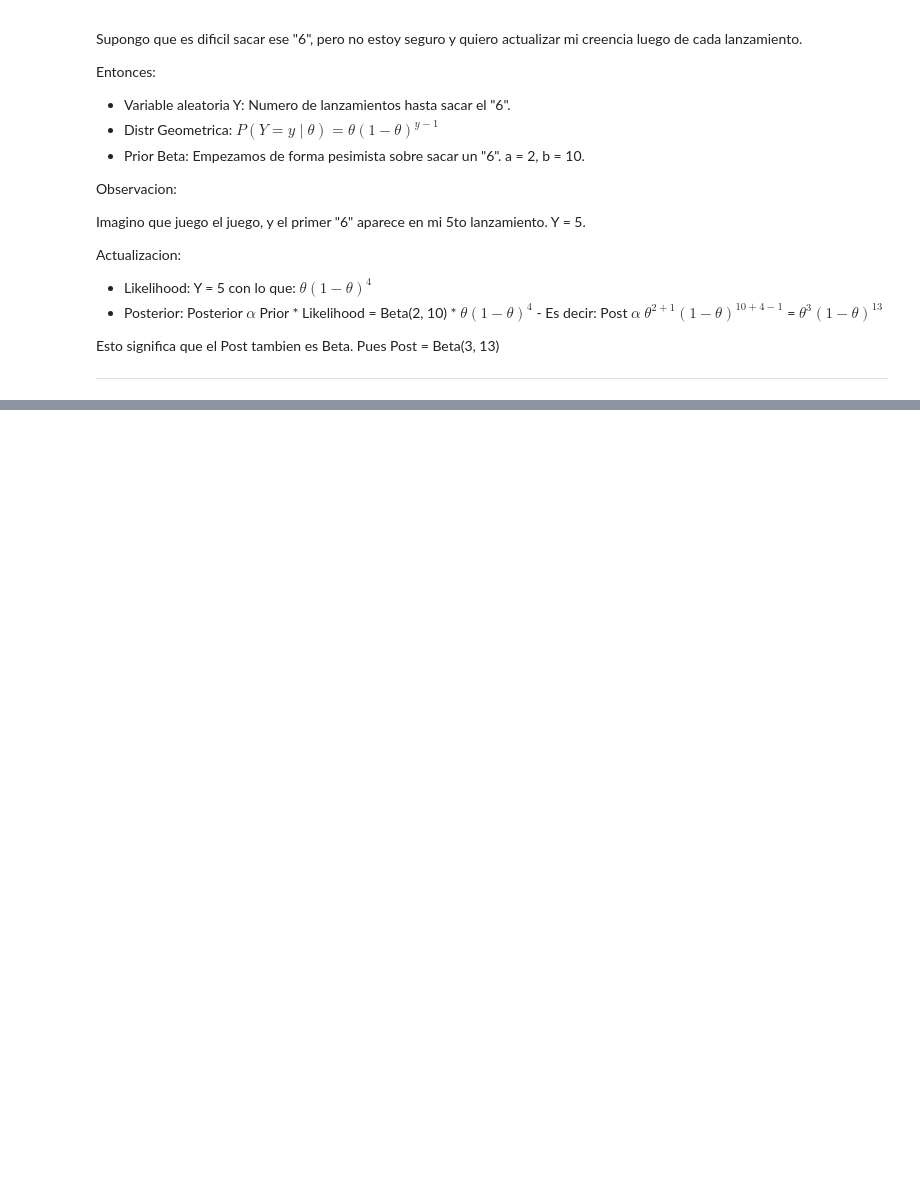
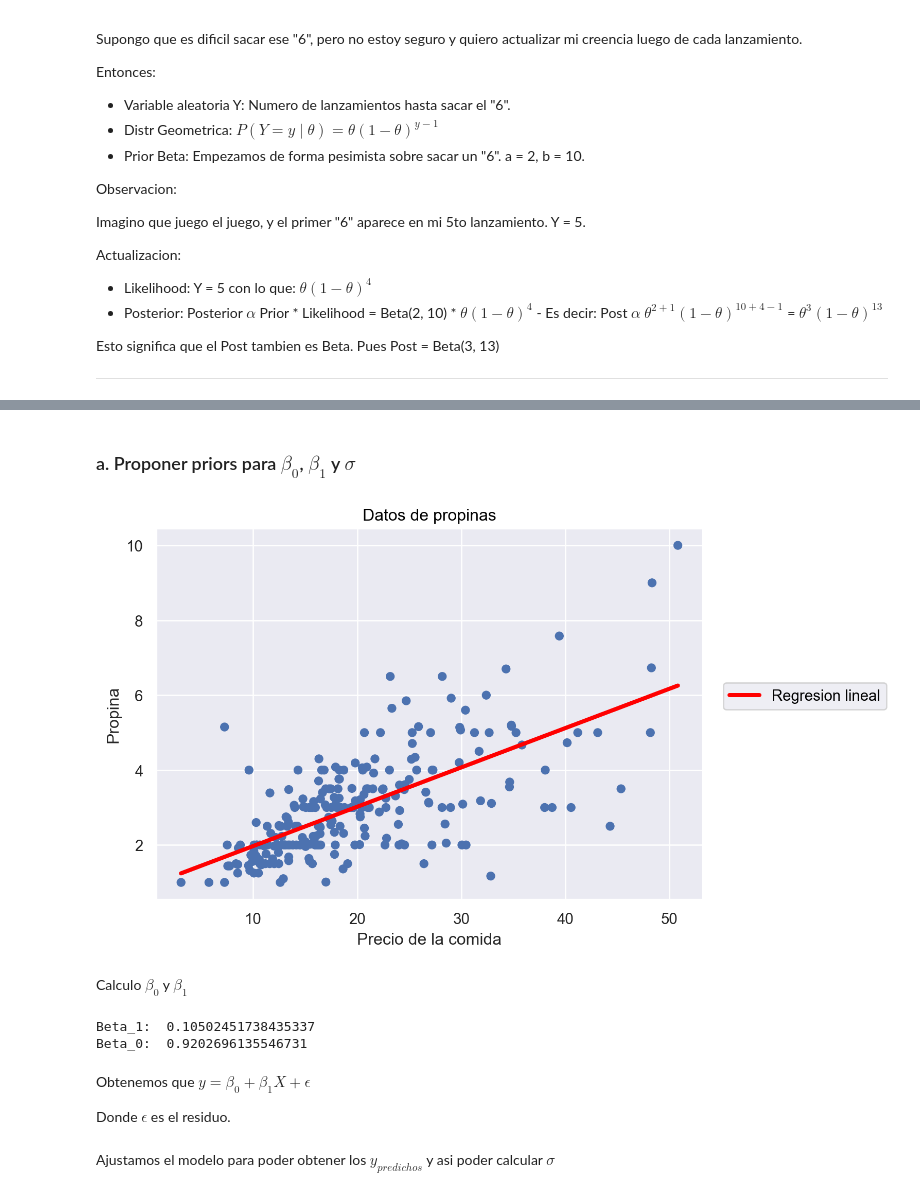
Before and after one commit to matias258/Estimacion_Bayesiana, a Jupyter notebook: Entregas/2/entrega2.ipynb, the cells around one changed output, grey strips where cells are left out. Cells and saved outputs as stored; diff of their text form; code cells hidden in the pictures; blank space fills up the shorter version.

```diff
--- a/Entregas/2/entrega2.ipynb
+++ b/Entregas/2/entrega2.ipynb
@@ -52,0 +78,49 @@ Esto significa que el Post tambien es Beta. Pues Post = Beta(3, 13)
+# %% [markdown]
+### a. Proponer priors para $\beta_0$, $\beta_1$ y $\sigma $
+# %%
+(
+    so.Plot(data=datos, x='total_bill', y='tip')
+    .add(so.Dot())
+    .add(so.Line(color='red', linewidth=3), so.PolyFit(1), label='Regresion lineal')
+    .label(title='Datos de propinas', x='Precio de la comida', y='Propina')
+)
+# %% [output]
+[figure, added]
+# %% [markdown]
+Calculo $\beta_0$ y $\beta_1$
+# %%
+X = datos[["total_bill"]]
+y = datos[['tip']]
+
+modelo = linear_model.LinearRegression()
+modelo.fit(X, y)
+beta_1 = modelo.coef_
+beta_0 = modelo.intercept_
+
+
+beta_1 = modelo.coef_.item()
+beta_0 = modelo.intercept_.item()
+print('Beta_1: ', beta_1)
+print('Beta_0: ', beta_0)
+
+import scipy.stats as stats
+
+# Parámetros de la distribución Inversa-Gamma
+alpha = 2
+beta = 2
+
+# Generar una muestra de la distribución prior para sigma
+#prior_sigma = stats.invgamma.rvs(alpha, scale=beta, size=1000)
+
+# Imprimir algunos valores de la muestra prior para sigma
+#print('Prior para sigma:')
+#print(prior_sigma[:10])
+# %% [output]
+Beta_1:  0.10502451738435337
+Beta_0:  0.9202696135546731
+# %% [markdown]
+Obtenemos que $y = \beta_0 + \beta_1 X + \epsilon $
+
+Donde $\epsilon$ es el residuo.
+# %% [markdown]
+Ajustamos el modelo para poder obtener los $y_{predichos}$ y asi poder calcular $\sigma$
```
Also changed, not shown: parts of 24 cells of this notebook.
